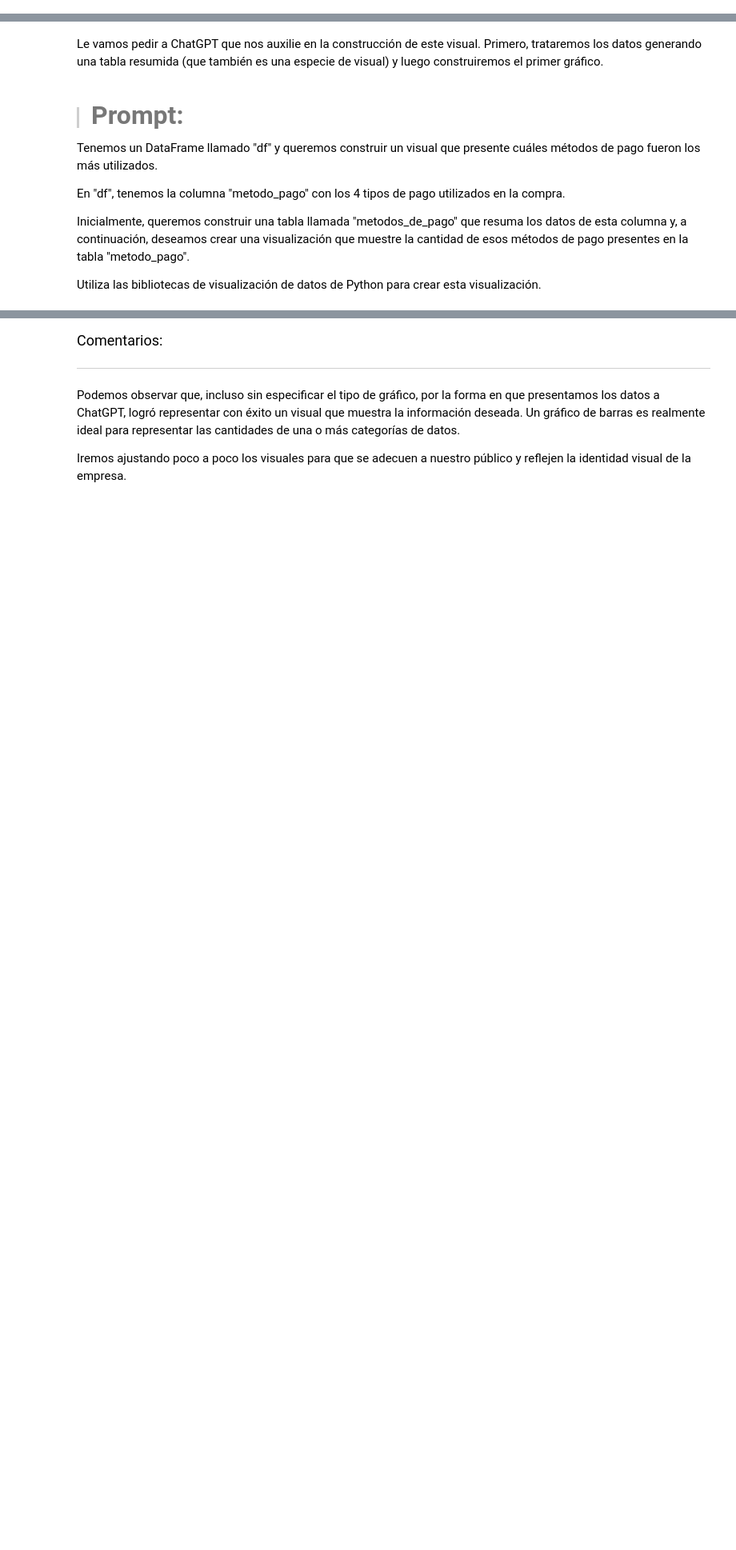
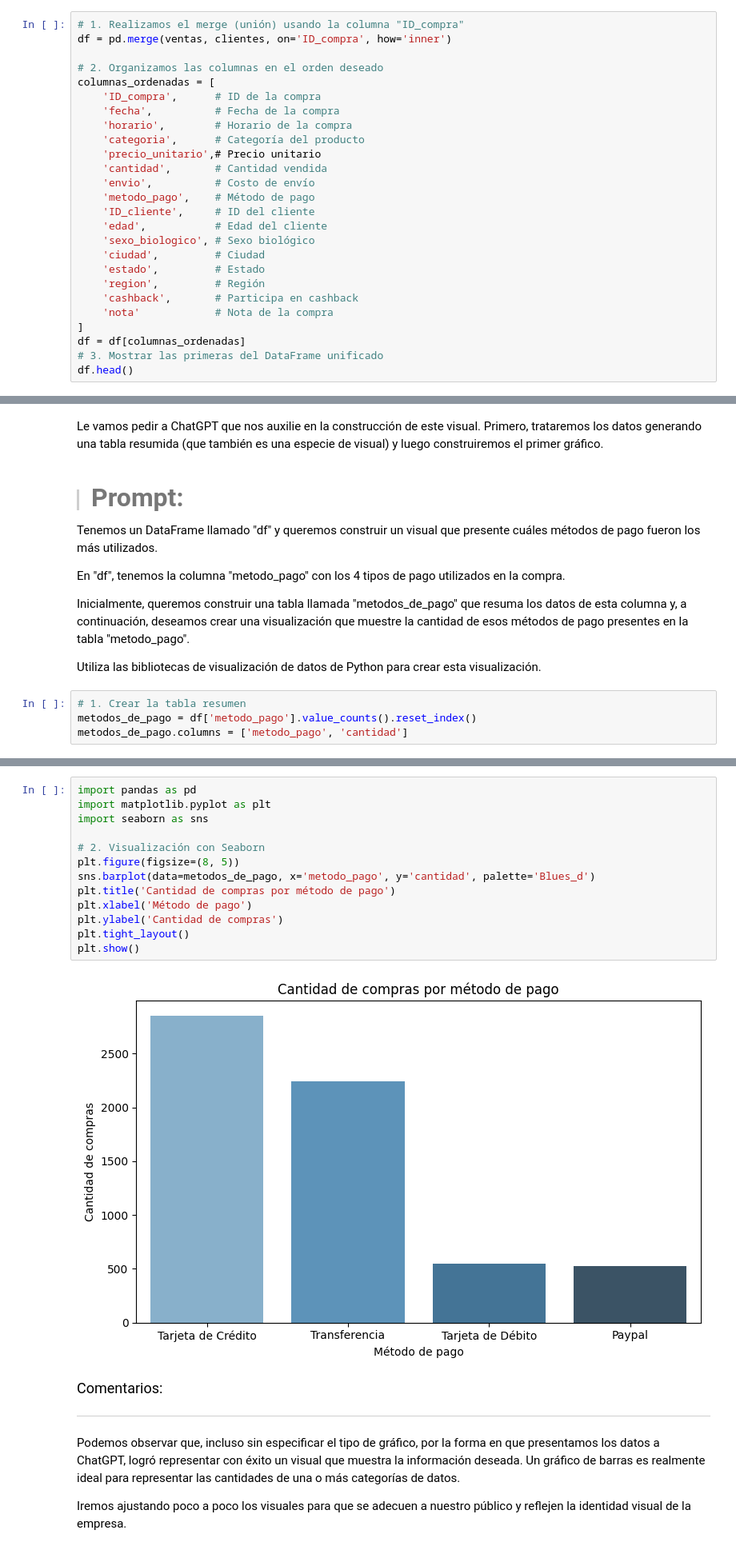
Before and after one commit to juanpimedicen/Alura_IA_applied, a Jupyter notebook: IA_aplicada_a_ciencia_de_datos.ipynb, the cells around one changed output, grey strips where cells are left out. Shown at 80% size. Saved outputs shown, nothing was run; the diff lists cells and outputs as text; blank space fills up the shorter version.

```diff
--- a/IA_aplicada_a_ciencia_de_datos.ipynb
+++ b/IA_aplicada_a_ciencia_de_datos.ipynb
@@ -103,3 +297,29 @@ Ahora vamos a unir las dos bases de nuestro proyecto en una sola utilizando como
 * nota
 
 Construye un código para ejecutar esta etapa usando Python y la biblioteca Pandas.
+# %%
+# 1. Realizamos el merge (unión) usando la columna "ID_compra"
+df = pd.merge(ventas, clientes, on='ID_compra', how='inner')
+
+# 2. Organizamos las columnas en el orden deseado
+columnas_ordenadas = [
+    'ID_compra',      # ID de la compra
+    'fecha',          # Fecha de la compra
+    'horario',        # Horario de la compra
+    'categoria',      # Categoría del producto
+    'precio_unitario',# Precio unitario
+    'cantidad',       # Cantidad vendida
+    'envio',          # Costo de envío
+    'metodo_pago',    # Método de pago
+    'ID_cliente',     # ID del cliente
+    'edad',           # Edad del cliente
+    'sexo_biologico', # Sexo biológico
+    'ciudad',         # Ciudad
+    'estado',         # Estado
+    'region',         # Región
+    'cashback',       # Participa en cashback
+    'nota'            # Nota de la compra
+]
+df = df[columnas_ordenadas]
+# 3. Mostrar las primeras del DataFrame unificado
+df.head()
@@ -180,3 +487,7 @@ En "df", tenemos la columna "metodo_pago" con los 4 tipos de pago utilizados en
 Inicialmente, queremos construir una tabla llamada "metodos_de_pago" que resuma los datos de esta columna y, a continuación, deseamos crear una visualización que muestre la cantidad de esos métodos de pago presentes en la tabla "metodo_pago".
 
 Utiliza las bibliotecas de visualización de datos de Python para crear esta visualización.
+# %%
+# 1. Crear la tabla resumen
+metodos_de_pago = df['metodo_pago'].value_counts().reset_index()
+metodos_de_pago.columns = ['metodo_pago', 'cantidad']
@@ -183,3 +503,18 @@ Utiliza las bibliotecas de visualización de datos de Python para crear esta vis
+# %%
+import pandas as pd
+import matplotlib.pyplot as plt
+import seaborn as sns
+
+# 2. Visualización con Seaborn
+plt.figure(figsize=(8, 5))
+sns.barplot(data=metodos_de_pago, x='metodo_pago', y='cantidad', palette='Blues_d')
+plt.title('Cantidad de compras por método de pago')
+plt.xlabel('Método de pago')
+plt.ylabel('Cantidad de compras')
+plt.tight_layout()
+plt.show()
+# %% [output]
+[figure, added]
 # %% [markdown]
 
 <font color="7b71ff" size=4> Comentarios: </font>
```
Also changed, not shown: parts of 62 cells of this notebook.
